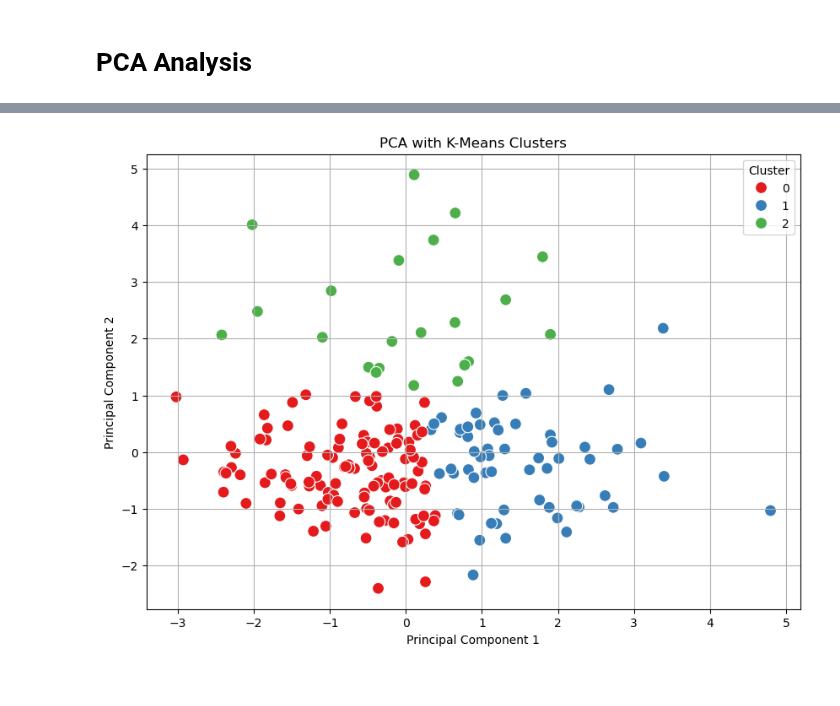
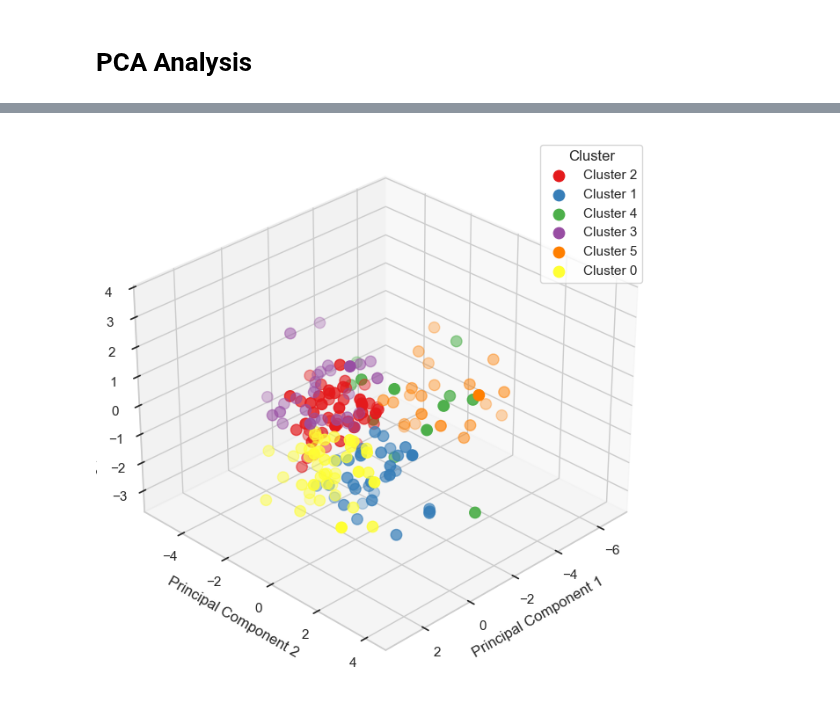
Before and after one commit to NK221088/ProjectInStatisticalEvaluationOfAI, a Jupyter notebook: pca-analysis-project/notebooks/pca_analysis.ipynb, the cells around one changed output, grey strips where cells are left out. Saved outputs shown, nothing was run; the diff lists cells and outputs as text; code cells hidden in the pictures.

```diff
--- a/pca-analysis-project/notebooks/pca_analysis.ipynb
+++ b/pca-analysis-project/notebooks/pca_analysis.ipynb
@@ -30,8 +35,8 @@ from sklearn.decomposition import PCA
 from sklearn.preprocessing import StandardScaler
 
 # Load the processed data
-data_path = '/Users/gunnradgeving/Documents/GitHub/ProjectInStatisticalEvaluationOfAI/grouped_country_data.csv'  # Update with the correct path to your processed data
-df = allData
+data_path = '/Users/gunnradgeving/Documents/GitHub/ProjectInStatisticalEvaluationOfAI/categorized_data.csv'  # Update with the correct path to your processed data
+df = pd.read_csv(data_path)
 
 # Display the first few rows of the DataFrame
 df.head()
@@ -46,6 +50,6 @@ df.head()
 # %%
 # Select only the features of interest
-features = ['academic', 'vocational', 'userConsiderations', 'background','international','grammatical_analysis']
+features = ['sentiment_subjectivity', 'flesch_reading_ease', 'grammatical_analysis','academic', 'vocational','userConsiderations','bridging','international','otherTypesOfSchool']
 x = df[features].values
 x = StandardScaler().fit_transform(x)
 
@@ -56,6 +60,3 @@ principal_components = pca.fit_transform(x)
 # Create a DataFrame with the principal components
 principal_df = pd.DataFrame(data=principal_components, columns=['Principal Component 1', 'Principal Component 2'])
 final_df = pd.concat([principal_df, df[['country']]], axis=1)
-
-# Display the principal components DataFrame
-final_df.head()
@@ -230,31 +282,41 @@ plt.show()
 # %%
 from sklearn.cluster import KMeans
+from mpl_toolkits.mplot3d import Axes3D
 
-# Use the first two principal components
-X_pca = final_df[['Principal Component 1', 'Principal Component 2']].values
+
+# Use the first three principal components
+X_pca_3d = final_df_3[['Principal Component 1', 'Principal Component 2', 'Principal Component 3']].values
 
 # Fit K-Means (choose k, e.g., 3)
-kmeans = KMeans(n_clusters=3, random_state=42)
-final_df['Cluster'] = kmeans.fit_predict(X_pca)
+kmeans_3d = KMeans(n_clusters=6, random_state=42)
+final_df_3['Cluster'] = kmeans_3d.fit_predict(X_pca_3d)
 
-# Plot with clusters
-plt.figure(figsize=(10, 7))
-sns.scatterplot(
-    data=final_df,
-    x='Principal Component 1',
-    y='Principal Component 2',
-    hue='Cluster',
-    palette='Set1',
-    s=100
-)
-plt.title('PCA with K-Means Clusters')
-plt.xlabel('Principal Component 1')
-plt.ylabel('Principal Component 2')
-plt.legend(title='Cluster')
-plt.grid()
+# 3D Plot with clusters
+fig = plt.figure(figsize=(12, 8))
+ax = fig.add_subplot(111, projection='3d')
+clusters = final_df_3['Cluster'].unique()
+colors = sns.color_palette('Set1', n_colors=len(clusters))
+
+for cluster, color in zip(clusters, colors):
+    subset = final_df_3[final_df_3['Cluster'] == cluster]
+    ax.scatter(
+        subset['Principal Component 1'],
+        subset['Principal Component 2'],
+        subset['Principal Component 3'],
+        label=f'Cluster {cluster}',
+        s=80,
+        color=color
+    )
+
+#ax.set_title('PCA (3 Components) with K-Means Clusters')
+ax.set_xlabel('Principal Component 1')
+ax.set_ylabel('Principal Component 2')
+ax.set_zlabel('Principal Component 3')
+ax.legend(title='Cluster')
+ax.view_init(elev=30, azim=45)
 plt.show()
 # %% [output]
-[figure, old version]
+[figure, new version]
 # %%
 def print_cluster_pattern(crosstab, group_name):
     print(f"\nCluster vs. {group_name}:")
```
Also changed, not shown: parts of 12 cells of this notebook.
